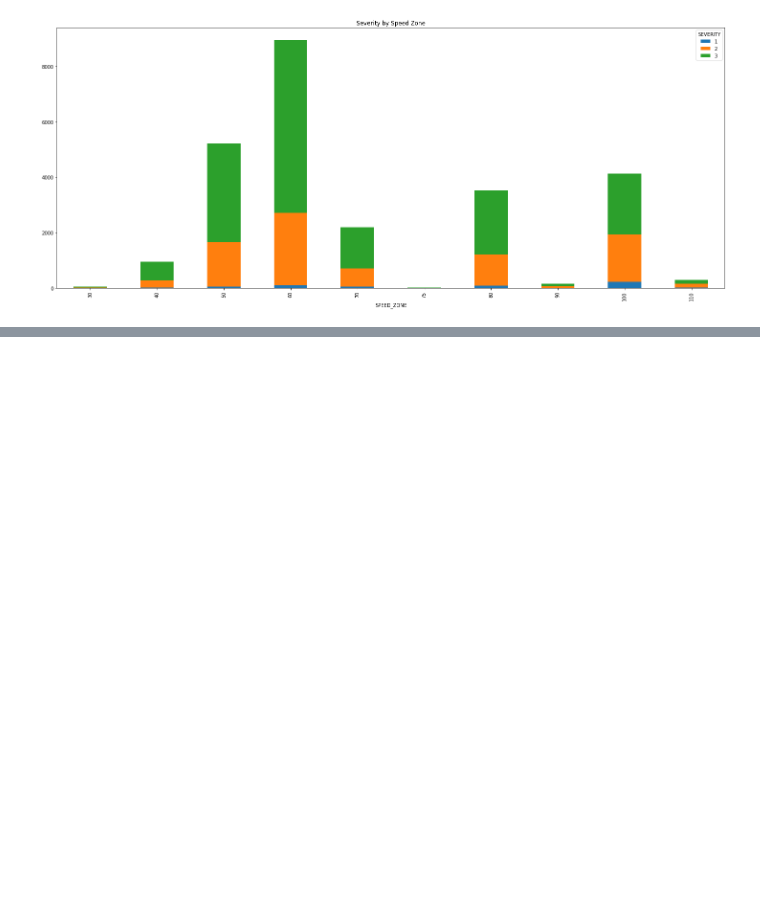
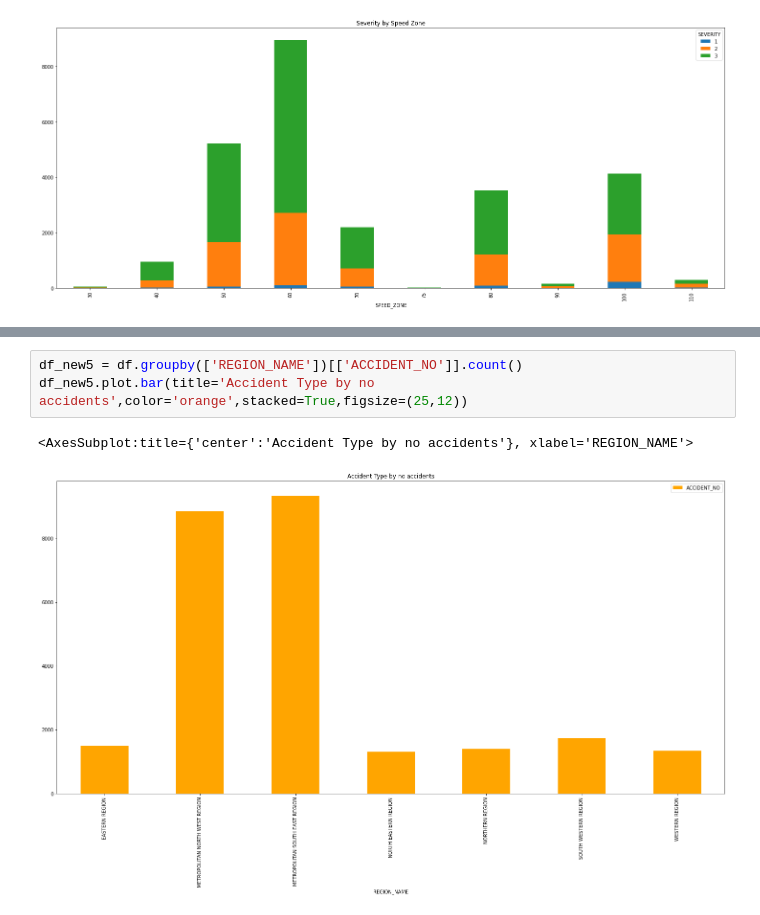
Before and after one commit to parthatulparekh/VIC_Road_Accident, a Jupyter notebook: Road_Accident.ipynb, the cells around one changed output, grey strips where cells are left out. Drawn from its saved outputs; the diff is of its cells as text; blank space fills up the shorter version.

```diff
--- a/Road_Accident.ipynb
+++ b/Road_Accident.ipynb
@@ -170,0 +187,6 @@ df_new2.plot.bar(title='Casualties by Speed Zone',stacked=True,figsize=(25,10))
+# %%
+df_new5 = df.groupby(['REGION_NAME'])[['ACCIDENT_NO']].count()
+df_new5.plot.bar(title='Accident Type by no accidents',color='orange',stacked=True,figsize=(25,12))
+# %% [output]
+<AxesSubplot:title={'center':'Accident Type by no accidents'}, xlabel='REGION_NAME'>
+[figure, added]
```
Also changed, not shown: parts of 4 cells of this notebook.
